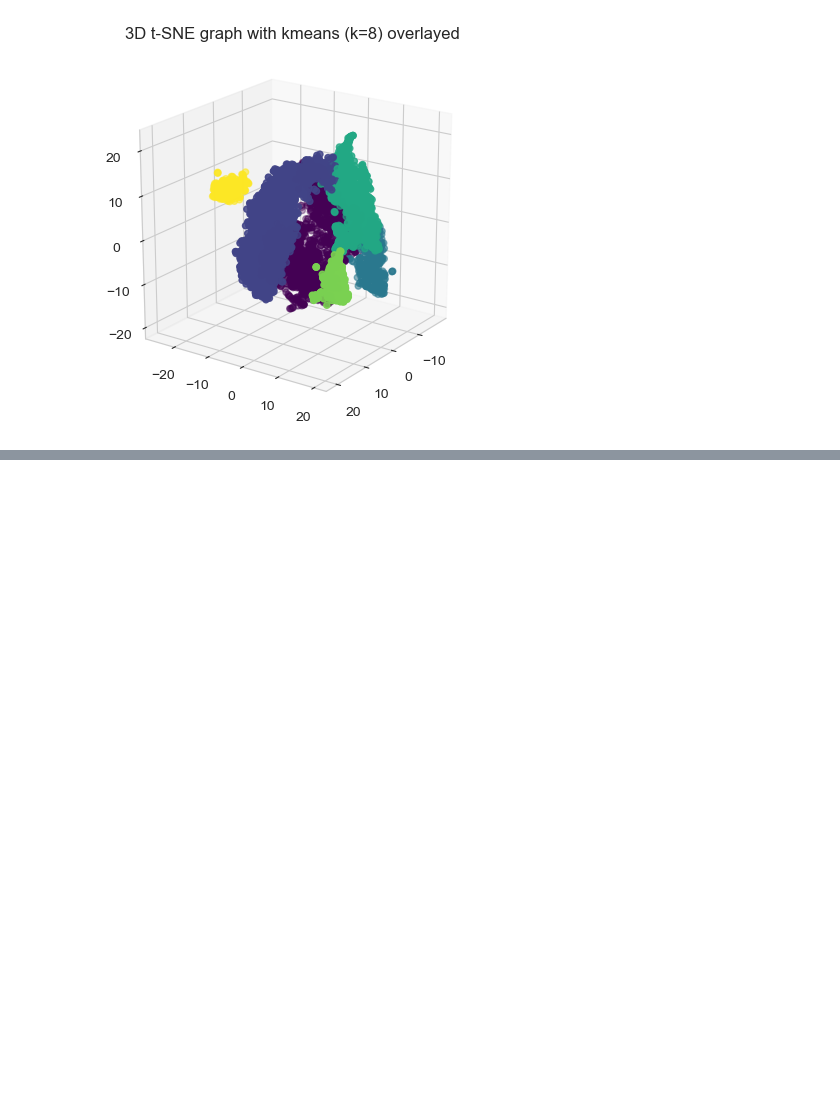
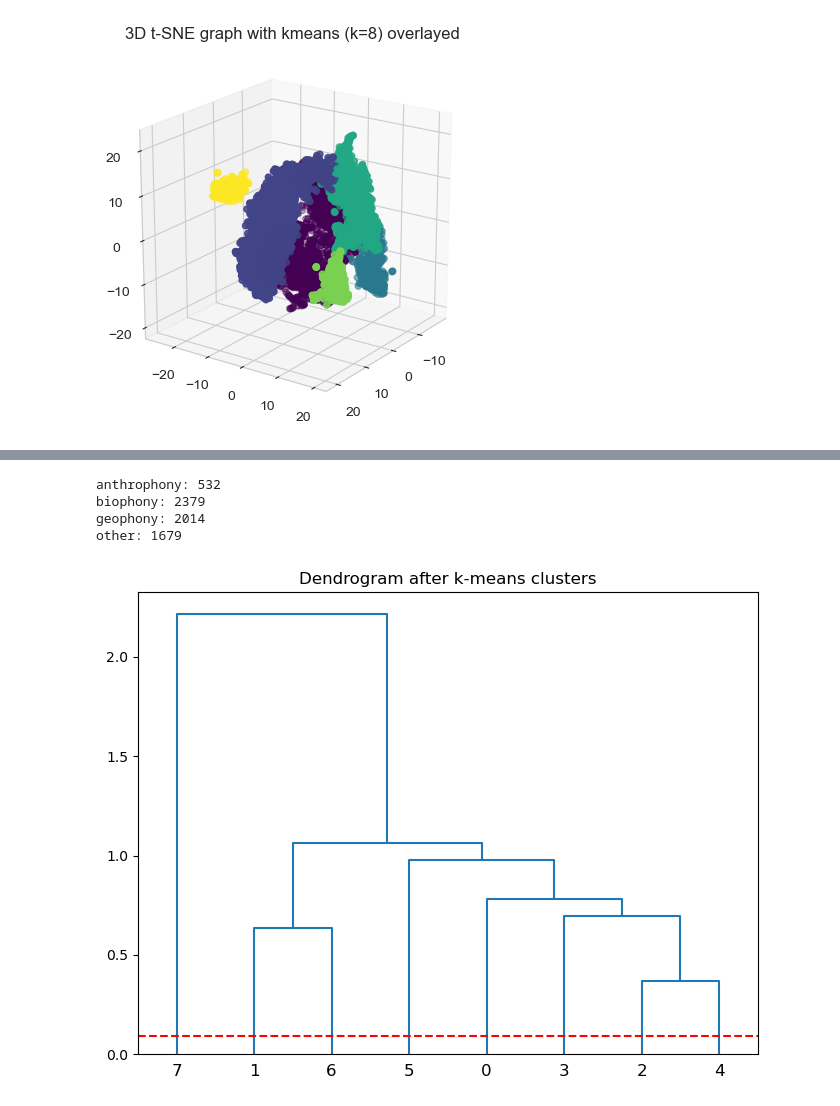
Before and after one commit to thomasnapier/AudioHandling, a Jupyter notebook: 3D-tsne-tarcutta.ipynb, the cells around one changed output, grey strips where cells are left out. Cells and saved outputs as stored; diff of their text form; code cells hidden in the pictures; blank space fills up the shorter version.

```diff
--- a/3D-tsne-tarcutta.ipynb
+++ b/3D-tsne-tarcutta.ipynb
@@ -345,0 +539,21 @@ np.savetxt("tsne-3d.csv", model, delimiter=",", header="1, 2, 3")
+# %%
+# Count the occurrences of each value
+value_counts = Counter(labels_true)
+
+# Print the unique values and their counts
+for value, count in value_counts.items():
+    print(f"{value}: {count}")
+# %% [output]
+anthrophony: 532
+biophony: 2379
+geophony: 2014
+other: 1679
+# %%
+# Plot the dendrogram after merging
+fig = plt.figure(figsize=(8, 6))
+merged_dendrogram = dendrogram(Z, color_threshold=threshold)
+plt.title('Dendrogram after k-means clusters')
+plt.axhline(y=threshold, color='r', linestyle='--')
+plt.show()
+# %% [output]
+[figure, added]
```
Also changed, not shown: parts of 23 cells of this notebook, 8 other files.
